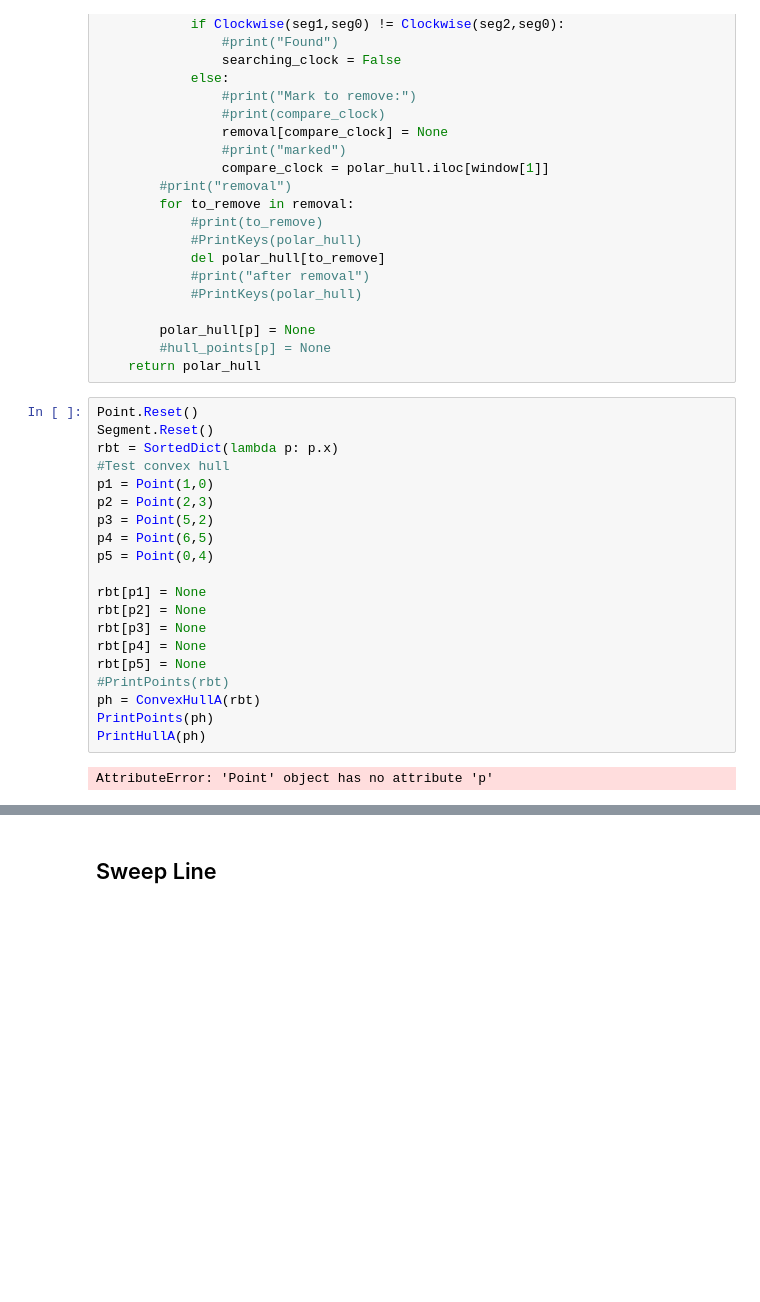
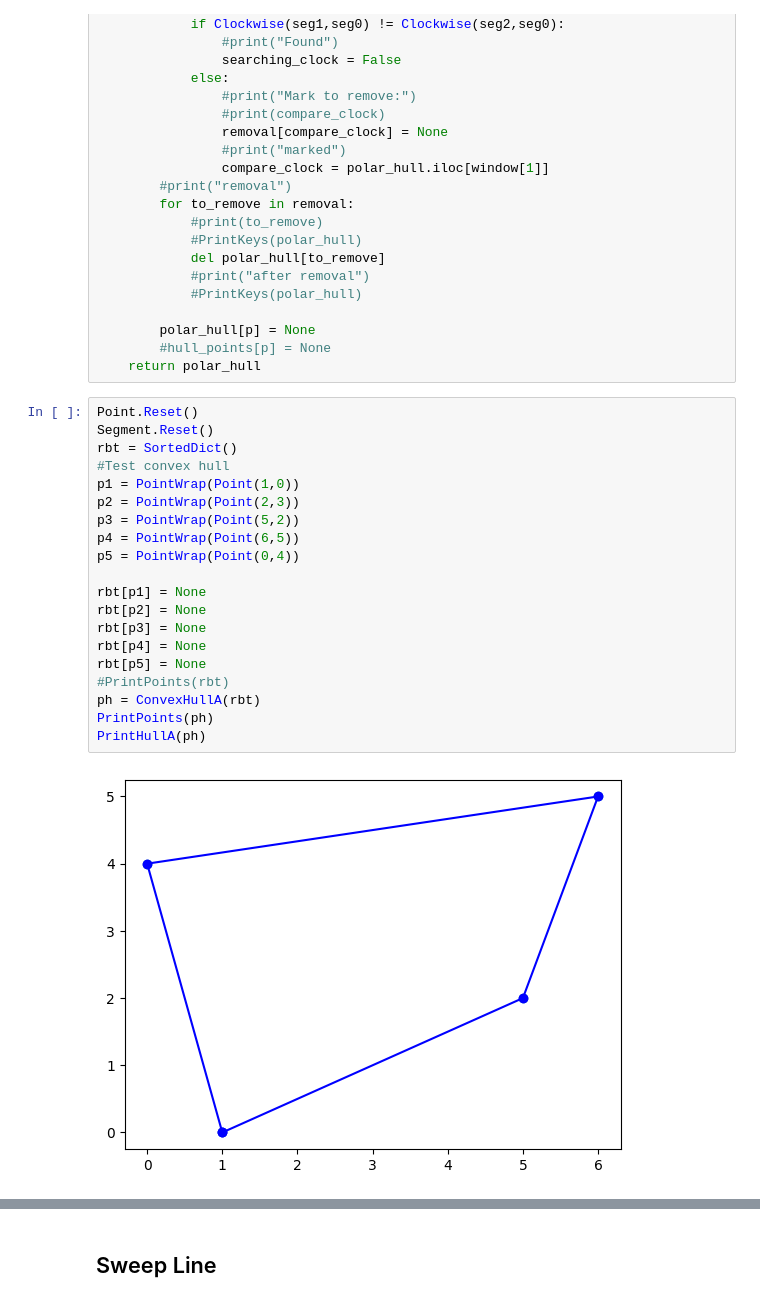
Before and after one commit to attiilla/Alg2, a Jupyter notebook: TP1/TP1.ipynb, the cells around one changed output, grey strips where cells are left out. Drawn from its saved outputs; the diff is of its cells as text; blank space fills up the shorter version.

```diff
--- a/TP1/TP1.ipynb
+++ b/TP1/TP1.ipynb
@@ -328,22 +361,22 @@ def ConvexHullA(rb_tree_points):
 # %%
 Point.Reset()
 Segment.Reset()
-rbt = SortedDict(lambda p: p.x)
+rbt = SortedDict()
 #Test convex hull
-p1 = Point(1,0)
-p2 = Point(2,3)
-p3 = Point(5,2)
-p4 = Point(6,5)
-p5 = Point(0,4)
+p1 = PointWrap(Point(1,0))
+p2 = PointWrap(Point(2,3))
+p3 = PointWrap(Point(5,2))
+p4 = PointWrap(Point(6,5))
+p5 = PointWrap(Point(0,4))
 
 rbt[p1] = None
 rbt[p2] = None
 rbt[p3] = None
 rbt[p4] = None
 rbt[p5] = None
 #PrintPoints(rbt)
 ph = ConvexHullA(rbt)
 PrintPoints(ph)
 PrintHullA(ph)
 # %% [output]
-AttributeError: 'Point' object has no attribute 'p'
+[figure, added]
```
Also changed, not shown: parts of 22 cells of this notebook.
